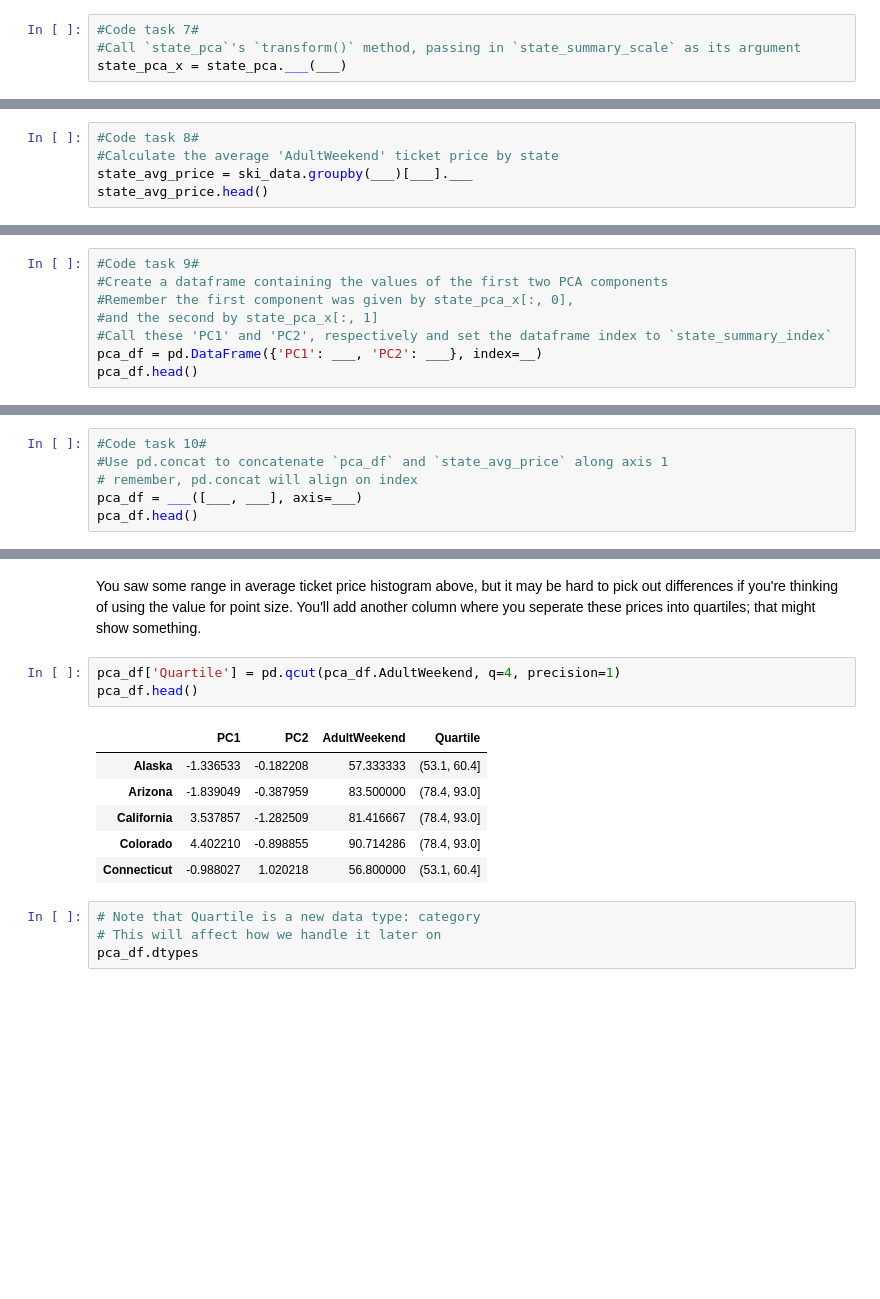
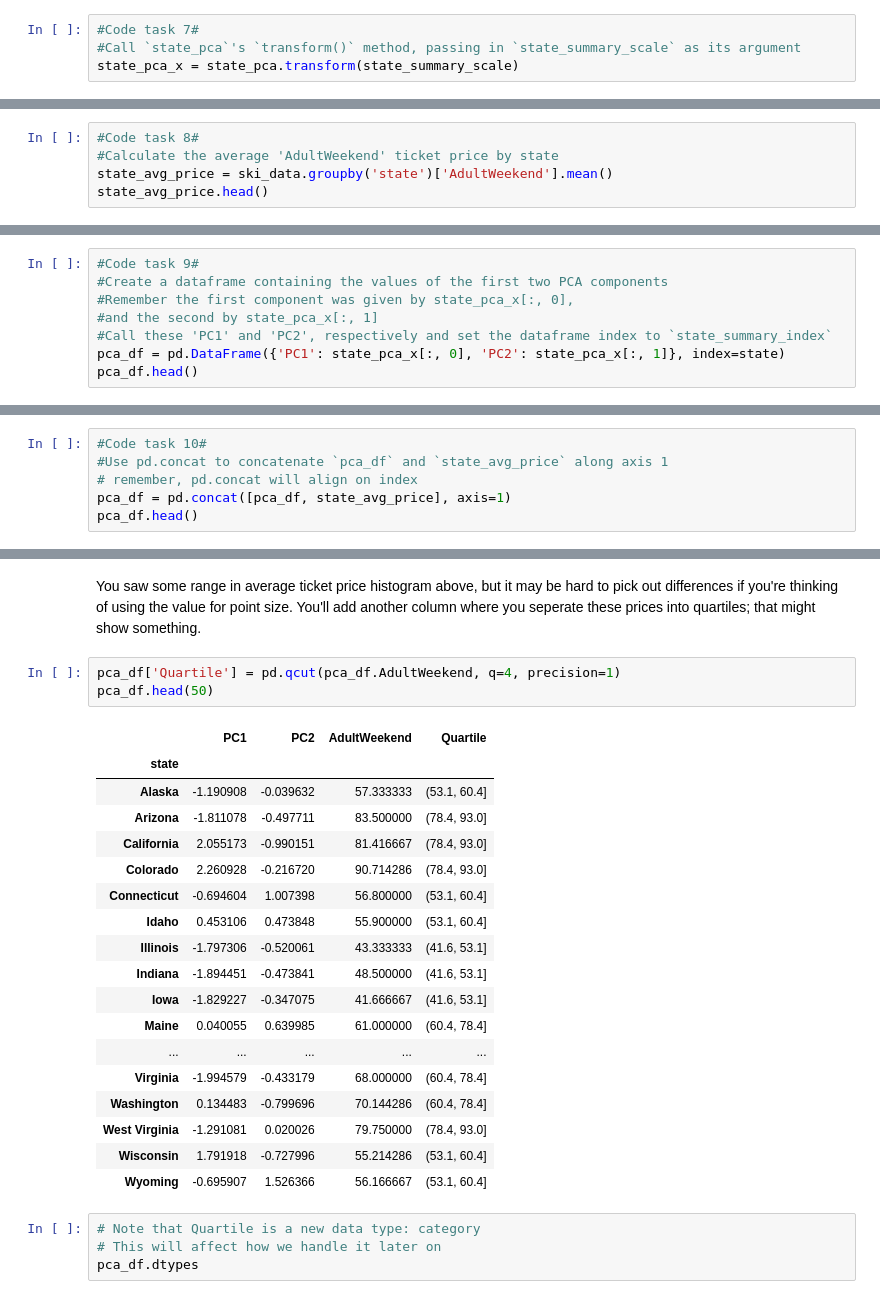
Before and after one commit to KavehVasei/Guided-Capstone, a Jupyter notebook: DataScienceGuidedCapstone/Notebooks/03_exploratory_data_analysis.ipynb, the cells around one changed output, grey strips where cells are left out. Drawn from its saved outputs; the diff is of its cells as text; blank space fills up the shorter version.

```diff
--- a/DataScienceGuidedCapstone/Notebooks/03_exploratory_data_analysis.ipynb
+++ b/DataScienceGuidedCapstone/Notebooks/03_exploratory_data_analysis.ipynb
@@ -398,7 +449,7 @@ Apply the transformation to the data to obtain the derived features.
 # %%
 #Code task 7#
 #Call `state_pca`'s `transform()` method, passing in `state_summary_scale` as its argument
-state_pca_x = state_pca.___(___)
+state_pca_x = state_pca.transform(state_summary_scale)
 # %%
 state_pca_x.shape
 # %% [output]
@@ -430,5 +481,5 @@ Here, all point markers for the states are the same size and colour. You've visu
 # %%
 #Code task 8#
 #Calculate the average 'AdultWeekend' ticket price by state
-state_avg_price = ski_data.groupby(___)[___].___
+state_avg_price = ski_data.groupby('state')['AdultWeekend'].mean()
 state_avg_price.head()
@@ -449,5 +508,5 @@ At this point you have several objects floating around. You have just calculated
 #Remember the first component was given by state_pca_x[:, 0],
 #and the second by state_pca_x[:, 1]
 #Call these 'PC1' and 'PC2', respectively and set the dataframe index to `state_summary_index`
-pca_df = pd.DataFrame({'PC1': ___, 'PC2': ___}, index=__)
+pca_df = pd.DataFrame({'PC1': state_pca_x[:, 0], 'PC2': state_pca_x[:, 1]}, index=state)
 pca_df.head()
@@ -481,5 +548,5 @@ Now you can concatenate both parts on axis 1 and using the indexes.
 #Code task 10#
 #Use pd.concat to concatenate `pca_df` and `state_avg_price` along axis 1
 # remember, pd.concat will align on index
-pca_df = ___([___, ___], axis=___)
+pca_df = pd.concat([pca_df, state_avg_price], axis=1)
 pca_df.head()
@@ -487,14 +562,26 @@ pca_df.head()
 You saw some range in average ticket price histogram above, but it may be hard to pick out differences if you're thinking of using the value for point size. You'll add another column where you seperate these prices into quartiles; that might show something.
 # %%
 pca_df['Quartile'] = pd.qcut(pca_df.AdultWeekend, q=4, precision=1)
-pca_df.head()
+pca_df.head(50)
 # %% [output]
 |  | PC1 | PC2 | AdultWeekend | Quartile |
-| Alaska | -1.336533 | -0.182208 | 57.333333 | (53.1, 60.4] |
-| Arizona | -1.839049 | -0.387959 | 83.500000 | (78.4, 93.0] |
-| California | 3.537857 | -1.282509 | 81.416667 | (78.4, 93.0] |
-| Colorado | 4.402210 | -0.898855 | 90.714286 | (78.4, 93.0] |
-| Connecticut | -0.988027 | 1.020218 | 56.800000 | (53.1, 60.4] |
+| state |  |  |  |  |
+| Alaska | -1.190908 | -0.039632 | 57.333333 | (53.1, 60.4] |
+| Arizona | -1.811078 | -0.497711 | 83.500000 | (78.4, 93.0] |
+| California | 2.055173 | -0.990151 | 81.416667 | (78.4, 93.0] |
+| Colorado | 2.260928 | -0.216720 | 90.714286 | (78.4, 93.0] |
+| Connecticut | -0.694604 | 1.007398 | 56.800000 | (53.1, 60.4] |
+| Idaho | 0.453106 | 0.473848 | 55.900000 | (53.1, 60.4] |
+| Illinois | -1.797306 | -0.520061 | 43.333333 | (41.6, 53.1] |
+| Indiana | -1.894451 | -0.473841 | 48.500000 | (41.6, 53.1] |
+| Iowa | -1.829227 | -0.347075 | 41.666667 | (41.6, 53.1] |
+| Maine | 0.040055 | 0.639985 | 61.000000 | (60.4, 78.4] |
+| ... | ... | ... | ... | ... |
+| Virginia | -1.994579 | -0.433179 | 68.000000 | (60.4, 78.4] |
+| Washington | 0.134483 | -0.799696 | 70.144286 | (60.4, 78.4] |
+| West Virginia | -1.291081 | 0.020026 | 79.750000 | (78.4, 93.0] |
+| Wisconsin | 1.791918 | -0.727996 | 55.214286 | (53.1, 60.4] |
+| Wyoming | -0.695907 | 1.526366 | 56.166667 | (53.1, 60.4] |
 # %%
 # Note that Quartile is a new data type: category
 # This will affect how we handle it later on
```
Also changed, not shown: parts of 44 cells of this notebook.
